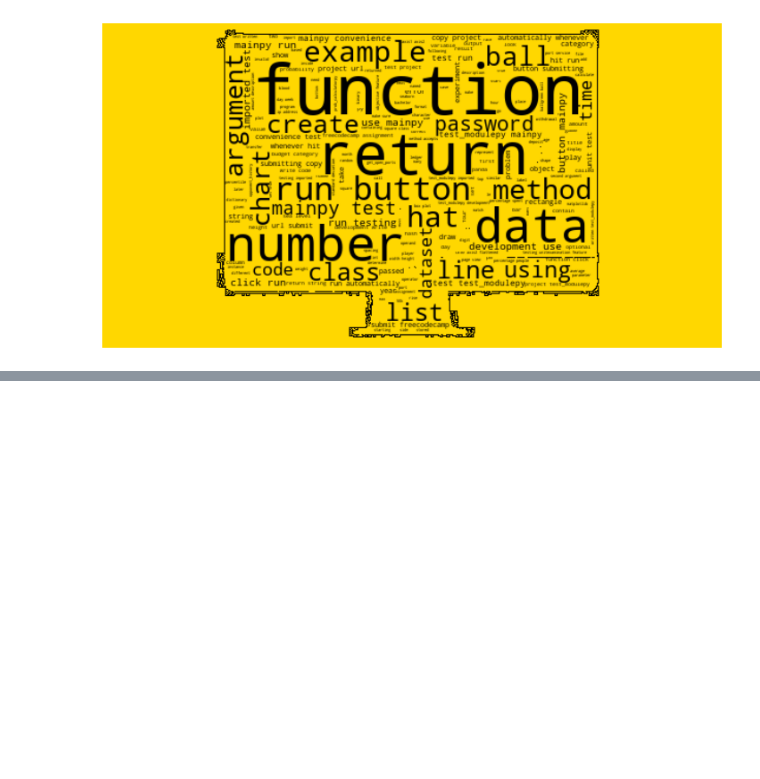
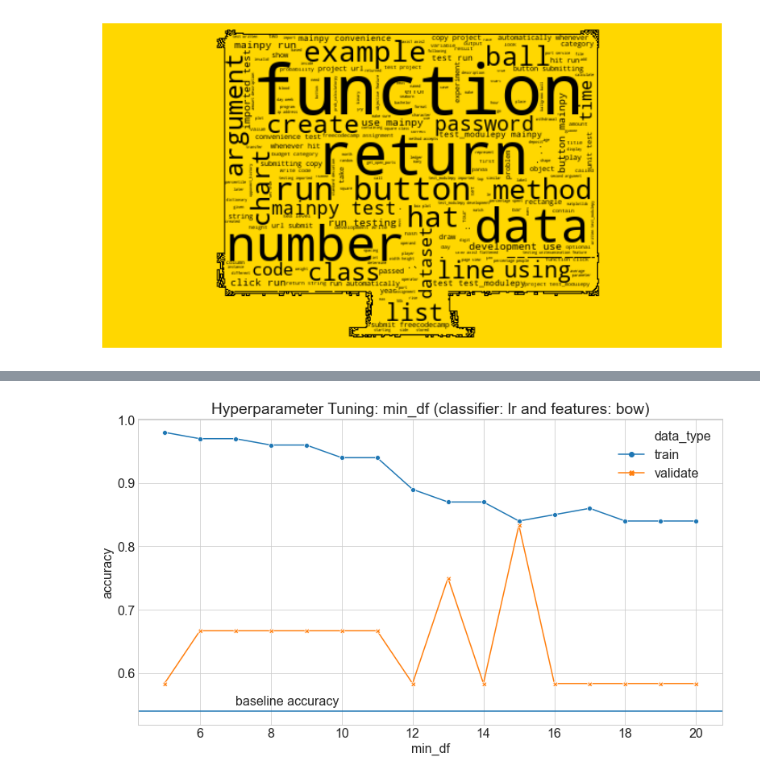
Before and after one commit to AAranda10/nlp-project, a Jupyter notebook: austin_explore.ipynb, the cells around one changed output, grey strips where cells are left out. Cells and saved outputs as stored; diff of their text form; code cells hidden in the pictures; blank space fills up the shorter version.

```diff
--- a/austin_explore.ipynb
+++ b/austin_explore.ipynb
@@ -402,0 +810,6 @@ plt.show()
+# %%
+# create our y datasets
+
+y_train = train['label']
+y_validate = validate['label']
+y_test = test['label']
@@ -402,0 +958,28 @@ plt.show()
+# %%
+# Loop through
+
+metrics_min_df = []
+lr = LogisticRegression()
+
+for i in range (5, 21):
+    vectorizer = CountVectorizer(stop_words='english',
+                                 min_df=i,
+                                 ngram_range=(1,2),
+                                 binary=True)
+    vectorizer = vectorizer.fit(train.clean)
+    X_train = vectorizer.transform(train.clean)
+    X_validate = vectorizer.transform(validate.clean)
+    lr = lr.fit(X_train, y_train)
+    y_pred_train = lr.predict(X_train)
+    y_pred_validate = lr.predict(X_validate)
+    d1 = model.estimator_report(i, 'train', train.label, y_pred_train)
+    metrics_min_df.append(d1)
+    d2 = model.estimator_report(i, 'validate', validate.label, y_pred_validate)
+    metrics_min_df.append(d2)
+# %%
+# Conver the metrics into dataframe
+metrics_min_df = pd.DataFrame(metrics_min_df)
+
+# Rename the columns
+metrics_min_df.rename(columns={'model_type':'min_df'}, inplace=True)
+metrics_min_df.head()
@@ -402,0 +993,11 @@ plt.show()
+# %%
+# Lineplot the accuracy against the min_df
+
+sns.lineplot(data=metrics_min_df, x='min_df', y='accuracy', hue='data_type',
+             style='data_type', markers=True, dashes=False)
+plt.axhline(y=0.54)
+plt.title("Hyperparameter Tuning: min_df (classifier: lr and features: bow)")
+plt.text(7, 0.55, 'baseline accuracy')
+plt.show()
+# %% [output]
+[figure, added]
```
Also changed, not shown: parts of 137 cells of this notebook, 1 other file.
